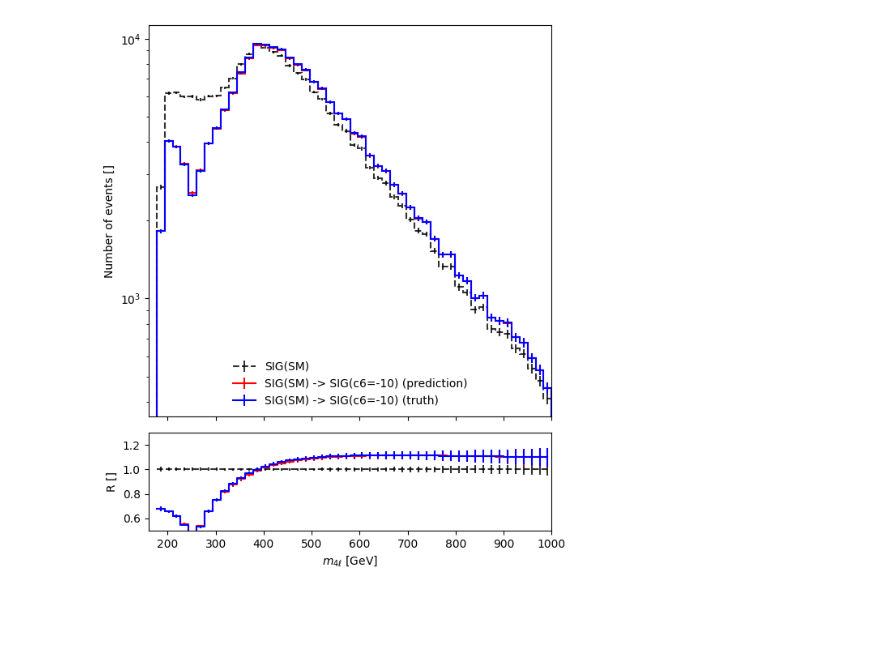
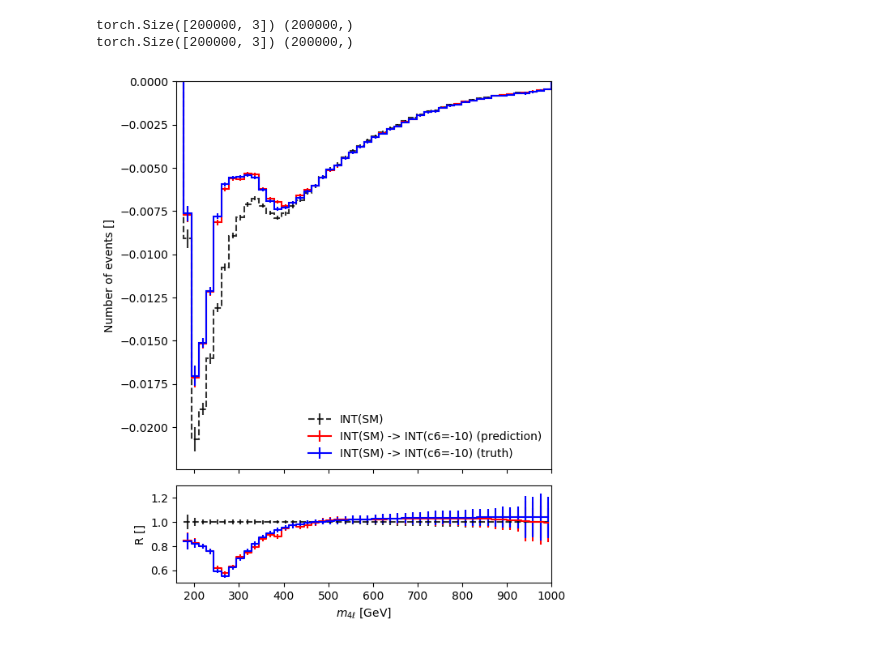
Before and after one commit to hep-cce/nsbi4hep, a Jupyter notebook: notebooks/plot-rolypoly-reweight.ipynb, the cells around one changed output. Cells and saved outputs as stored; diff of their text form; code cells hidden in the pictures; blank space fills up the shorter version.

```diff
--- a/notebooks/plot-rolypoly-reweight.ipynb
+++ b/notebooks/plot-rolypoly-reweight.ipynb
@@ -14,16 +14,27 @@ import pandas as pd
 
 import torch
 # %%
-META_DIR = '../jobs/rolypoly/refactor-four-SIG'
-COMPONENT = msq.Component.SIG
+META_DIR = '../jobs/rolypoly/refactor-four-INT'
+COMPONENT = msq.Component.INT
 COMPONENT_FILE = msq.Component.SIG
 
 SAMPLE_SIZE = 200000
 
+#SIG
 CHECKPOINTS = [(26,0.08),
                (181,'0.00'),
                (180,0.12),
                (126,'0.00')]
+
+#SBI
+CHECKPOINTS = [(190,0.34),
+               (79,0.64),
+               (97,0.45),
+               (95,'0.50')]
+
+#INT
+CHECKPOINTS = [(145,"0.06"),
+               (149,"0.12"),]
 
 FEATURES = ['mandelstam_s', 'mandelstam_t', 'mandelstam_u']
 
@@ -34,7 +45,7 @@ CHECKPOINT_DIRS = [os.path.join(DIRS[i], 'checkpoints', f'checkpoint-rolypoly-ep
 SAMPLE_FILE = os.path.join('../..', {msq.Component.SBI:'ggZZ2e2m_sbi.csv',msq.Component.SIG:'ggZZ2e2m_sig.csv',msq.Component.INT:'ggZZ2e2m_int.csv',msq.Component.BKG:'ggZZ2e2m_bkg.csv'}[COMPONENT_FILE])
 CMP_NAME = {msq.Component.SBI:'SBI',msq.Component.SIG:'SIG',msq.Component.BKG:'BKG',msq.Component.INT:'INT'}[COMPONENT]
 # %%
-events = mcfm.from_csv(cross_section=1.0, file_path=SAMPLE_FILE, n_rows=1.2*SAMPLE_SIZE).reweight(COMPONENT_FILE, COMPONENT)
+events = mcfm.from_csv(cross_section=0.2, file_path=SAMPLE_FILE, n_rows=1.2*SAMPLE_SIZE).reweight(COMPONENT_FILE, COMPONENT)
 
 zcand = zpair.ZPairCandidate(algorithm='leastsquare')
 zmasses = zpair.ZPairMassWindow(z1=(70,115), z2=(70,115))
@@ -49,26 +76,31 @@ events_processed = events.calculate(zcand).filter(zmasses).calculate(mandelstam)
 # %%
-c6_mod = c6.Modifier(baseline=COMPONENT, events=events_processed, c6_values=[-5,-1,0,1,5]) if COMPONENT!=msq.Component.INT else c6.Modifier(baseline=COMPONENT, events=events, c6_values=[-5,0,5])
+c6_mod = c6.Modifier(baseline=COMPONENT, events=events_processed, c6_values=[-5,-1,0,1,5]) if COMPONENT!=msq.Component.INT else c6.Modifier(baseline=COMPONENT, events=events_processed, c6_values=[-5,0,5])
 
 datasets = []
 
-unweighted_indices = events_processed.weights.sample(n=SAMPLE_SIZE, replace=True, weights=events_processed.weights, random_state=SEED).index
+unweighted_indices = events_processed.weights.sample(n=SAMPLE_SIZE, replace=True, weights=np.ones_like(events_processed.weights), random_state=SEED).index
 
 for i in range(len(DIRS)):
     coefficient = c6_mod.coefficients[:,i+1]
-    X = events_processed.kinematics[FEATURES].to_numpy()[unweighted_indices]
+    X = events_processed.kinematics[FEATURES].to_numpy()
 
     with open(os.path.join(DIRS[i], 'scaler_X.pkl'), 'rb') as f:
         scaler_X = pickle.load(f)
 
     X = torch.tensor(scaler_X.transform(X), dtype=torch.float32).cpu()
-    y = coefficient[unweighted_indices]
+    y = coefficient
+
+    print(X.shape, y.shape)
 
     dataset = torch.utils.data.TensorDataset(X, torch.tensor(y, dtype=torch.float32))
     datasets.append(dataset)
 
-events_unweighted = mcfm.Process(events_processed.kinematics.iloc[unweighted_indices].reset_index(drop=True),
-                                 events_processed.components.iloc[unweighted_indices].reset_index(drop=True),
-                                 pd.Series(np.ones(len(unweighted_indices))).reset_index(drop=True))
+#events_unweighted = mcfm.Process(events_processed.kinematics.loc[unweighted_indices].reset_index(drop=True),
+#                                 events_processed.components.loc[unweighted_indices].reset_index(drop=True),
+#                                 events_processed.weights.loc[unweighted_indices].reset_index(drop=True))
+# %% [output]
+torch.Size([200000, 3]) (200000,)
+torch.Size([200000, 3]) (200000,)
 # %%
 models = [rolypoly.ROLYPOLY.load_from_checkpoint(checkpoint_path=CHECKPOINT_DIRS[i]) for i in range(len(DIRS))]
 # %%
@@ -86,7 +118,7 @@ index = 7
 
 PLOT_FEATURES = ['cth_star', 'cth_1', 'cth_2', 'phi_1', 'phi', 'Z1_mass', 'Z2_mass', '4l_mass', '4l_rapidity']
 
-X = events_unweighted.kinematics[PLOT_FEATURES].to_numpy()
+X = events_processed.kinematics[PLOT_FEATURES].to_numpy()
 
 kin_var = X[:,index]
 label = ['$\mathrm{cos}(\\theta^*)$ []',
@@ -112,40 +144,40 @@ bounds = [[-1,1],
 BINS=50
 
 hist_sm = hist.Hist(hist.axis.Regular(BINS, *bounds), storage=hist.storage.Weight())
-hist_sm.fill(kin_var, weight=events_unweighted.weights.to_numpy())
+hist_sm.fill(kin_var, weight=events_processed.weights.to_numpy())
 
 hist_c6_pred = hist.Hist(hist.axis.Regular(BINS, *bounds), storage=hist.storage.Weight())
-hist_c6_pred.fill(kin_var, weight=reweight_pred)
+hist_c6_pred.fill(kin_var, weight=events_processed.weights.to_numpy()*reweight_pred)
 
 hist_c6_truth = hist.Hist(hist.axis.Regular(BINS, *bounds), storage=hist.storage.Weight())
-hist_c6_truth.fill(kin_var, weight=reweight_truth)
+hist_c6_truth.fill(kin_var, weight=events_processed.weights.to_numpy()*reweight_truth)
 
 fig, (ax1, ax2) = plt.subplots(2,1, gridspec_kw={'height_ratios': [4, 1]}, figsize=(6,7))
 
 ax1.set_xticklabels([])
 
 hist_sm.plot(ax=ax1, color='k', linestyle='--', label=f'{CMP_NAME}(SM)', alpha=0.8, yerr=np.sqrt(hist_sm.variances()))
 hist_c6_pred.plot(ax=ax1, color='r', label=f'{CMP_NAME}(SM) -> {CMP_NAME}(c6={c6_value}) (prediction)', yerr=np.sqrt(hist_c6_pred.variances()))
 hist_c6_truth.plot(ax=ax1, color='b', label=f'{CMP_NAME}(SM) -> {CMP_NAME}(c6={c6_value}) (truth)', yerr=np.sqrt(hist_c6_truth.variances()))
 
 ax1.set_ylabel('Number of events []')
-ax1.set_yscale('log')
+#ax1.set_yscale('log')
 ax1.set_xlim(*bounds)
 ax1.set_xlabel('')
 
 ax1.legend(frameon=False)
 
-ax2.errorbar(hist_sm.axes[0].centers, hist_sm.values()/hist_sm.values(), yerr=np.sqrt(hist_sm.variances())/hist_sm.values(), color='black', linestyle='--', drawstyle='steps-mid', label=f'{CMP_NAME}', alpha=0.8)
+ax2.errorbar(hist_sm.axes[0].centers, hist_sm.values()/hist_sm.values(), yerr=np.abs(np.sqrt(hist_sm.variances())/hist_sm.values()), color='black', linestyle='--', drawstyle='steps-mid', label=f'{CMP_NAME}', alpha=0.8)
 ax2.errorbar(hist_sm.axes[0].centers, hist_c6_pred.values()/hist_sm.values(), yerr=np.sqrt((np.sqrt(hist_c6_pred.variances())/hist_sm.values())**2 + (- np.sqrt(hist_sm.variances())*hist_c6_pred.values()/hist_sm.values()**2)**2), color='r', drawstyle='steps-mid', label=f'{CMP_NAME}(SM) -> {CMP_NAME}(c6={c6_value}) (prediction)')
 ax2.errorbar(hist_sm.axes[0].centers, hist_c6_truth.values()/hist_sm.values(), yerr=np.sqrt((np.sqrt(hist_c6_truth.variances())/hist_sm.values())**2 + (- np.sqrt(hist_sm.variances())*hist_c6_truth.values()/hist_sm.values()**2)**2), color='b', drawstyle='steps-mid', label=f'{CMP_NAME}(SM) -> {CMP_NAME}(c6={c6_value}) (truth)')
 
 ax2.set_xlabel(label)
 ax2.set_ylabel('R []')
 #ax2.set_yscale('log')
 ax2.set_ybound(0.5,1.3)
 ax2.set_xlim(*bounds)
 fig.tight_layout()
 
 plt.show()
 # %% [output]
-[figure, old version]
+[figure, new version]
```
Also changed, not shown: parts of 2 cells of this notebook, 2 other files.
